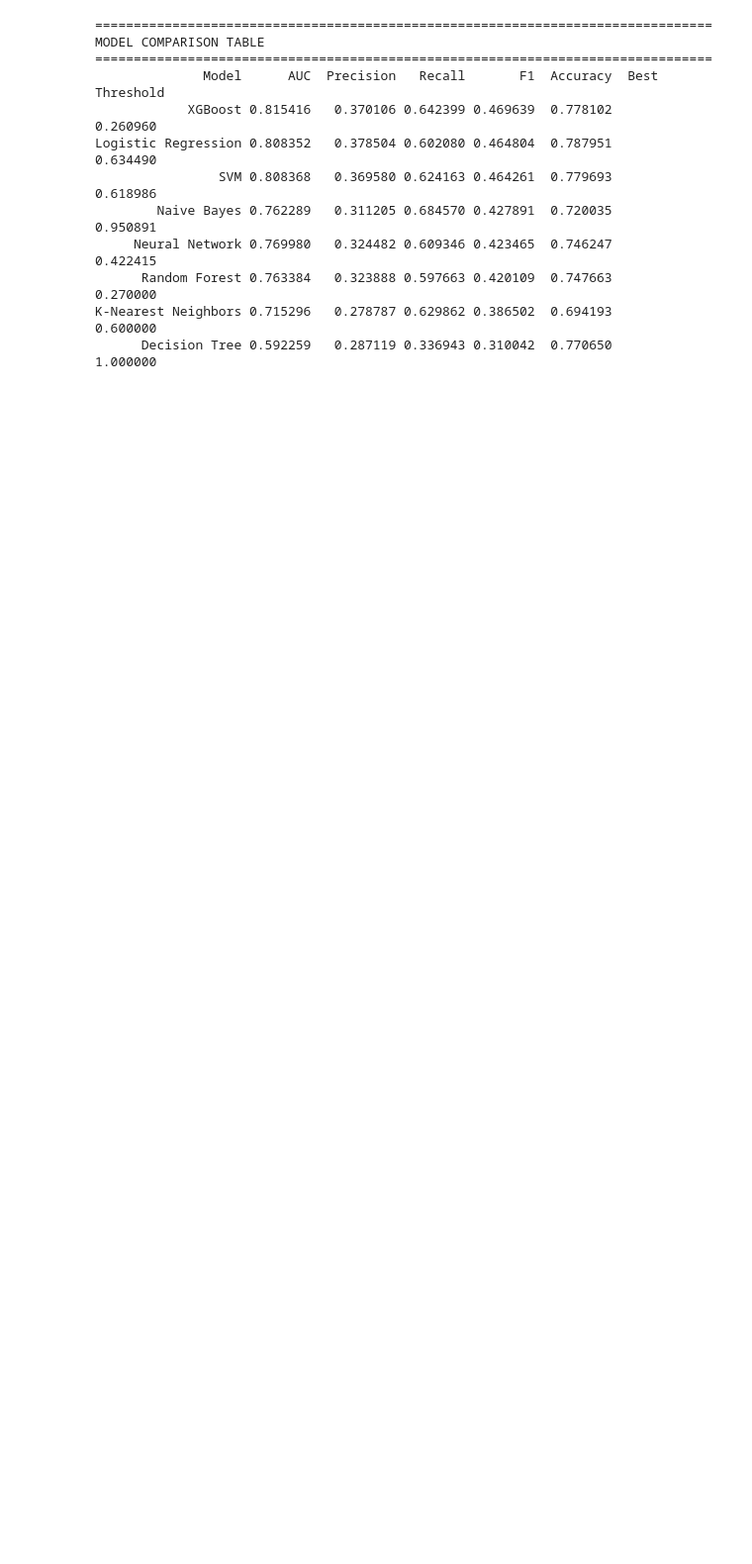
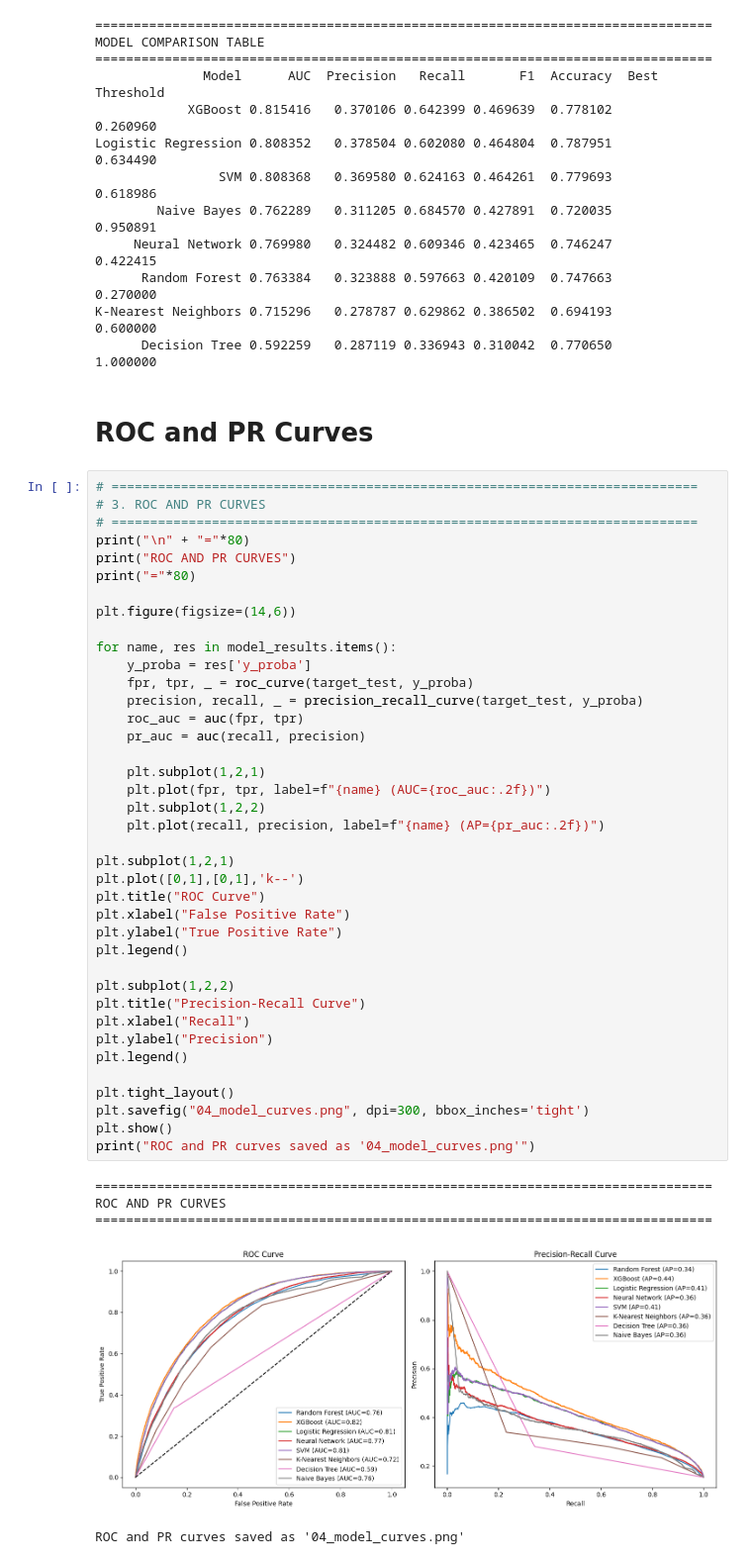
Before and after one commit to eyyuboeztuerk-arch/DPP-Stackfuel-Data-Science-Projekt, a Jupyter notebook: notebooks/04_results.ipynb, the cells around one changed output. Shown at 99% size. Saved outputs shown, nothing was run; the diff lists cells and outputs as text; blank space fills up the shorter version.

Commit message:
add ROC and PR curves in 04_results.ipynb

```diff
--- a/notebooks/04_results.ipynb
+++ b/notebooks/04_results.ipynb
@@ -84,3 +84,50 @@ Logistic Regression 0.808352   0.378504 0.602080 0.464804  0.787951        0.634
       Random Forest 0.763384   0.323888 0.597663 0.420109  0.747663        0.270000
 K-Nearest Neighbors 0.715296   0.278787 0.629862 0.386502  0.694193        0.600000
       Decision Tree 0.592259   0.287119 0.336943 0.310042  0.770650        1.000000
+# %% [markdown]
+# ROC and PR Curves
+# %%
+# ============================================================================
+# 3. ROC AND PR CURVES
+# ============================================================================
+print("\n" + "="*80)
+print("ROC AND PR CURVES")
+print("="*80)
+
+plt.figure(figsize=(14,6))
+
+for name, res in model_results.items():
+    y_proba = res['y_proba']
+    fpr, tpr, _ = roc_curve(target_test, y_proba)
+    precision, recall, _ = precision_recall_curve(target_test, y_proba)
+    roc_auc = auc(fpr, tpr)
+    pr_auc = auc(recall, precision)
+
+    plt.subplot(1,2,1)
+    plt.plot(fpr, tpr, label=f"{name} (AUC={roc_auc:.2f})")
+    plt.subplot(1,2,2)
+    plt.plot(recall, precision, label=f"{name} (AP={pr_auc:.2f})")
+
+plt.subplot(1,2,1)
+plt.plot([0,1],[0,1],'k--')
+plt.title("ROC Curve")
+plt.xlabel("False Positive Rate")
+plt.ylabel("True Positive Rate")
+plt.legend()
+
+plt.subplot(1,2,2)
+plt.title("Precision-Recall Curve")
+plt.xlabel("Recall")
+plt.ylabel("Precision")
+plt.legend()
+
+plt.tight_layout()
+plt.savefig("04_model_curves.png", dpi=300, bbox_inches='tight')
+plt.show()
+print("ROC and PR curves saved as '04_model_curves.png'")
+# %% [output]
+================================================================================
+ROC AND PR CURVES
+================================================================================
+[figure, added]
+ROC and PR curves saved as '04_model_curves.png'
```
